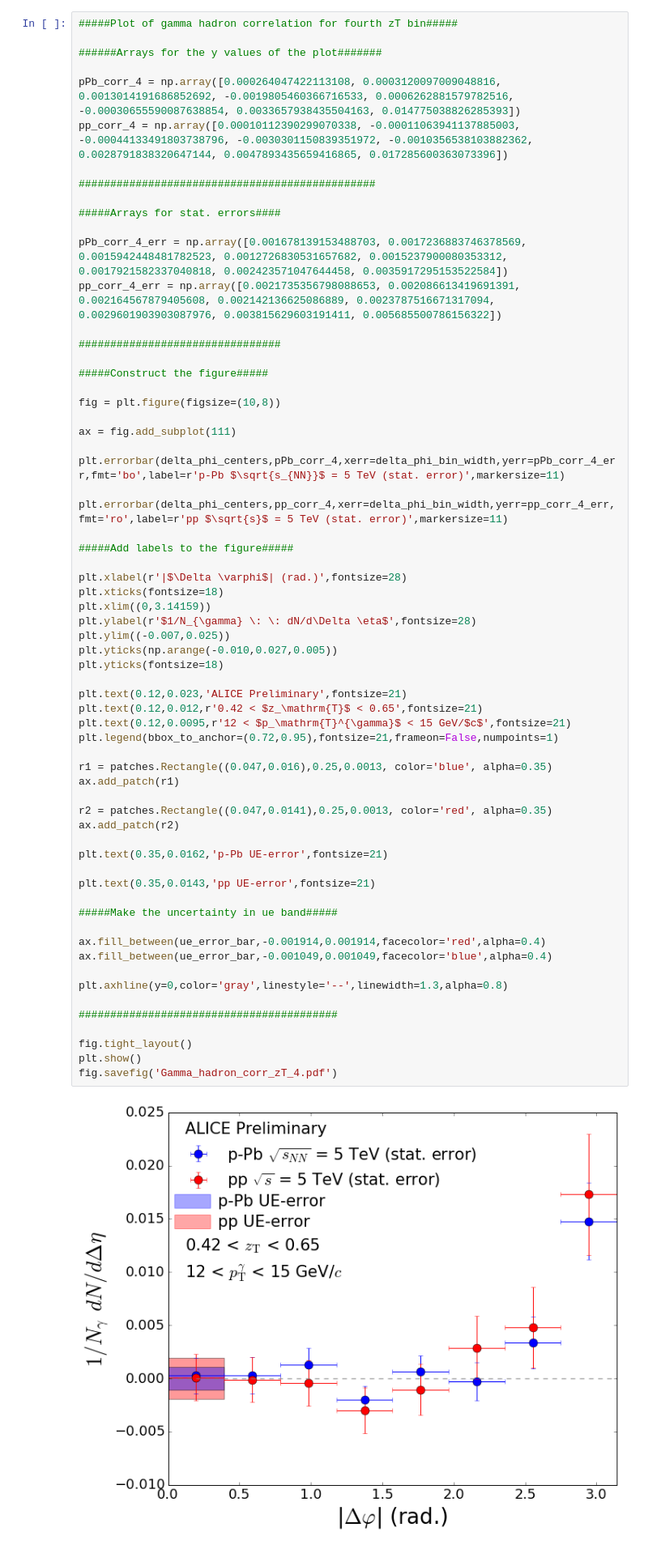
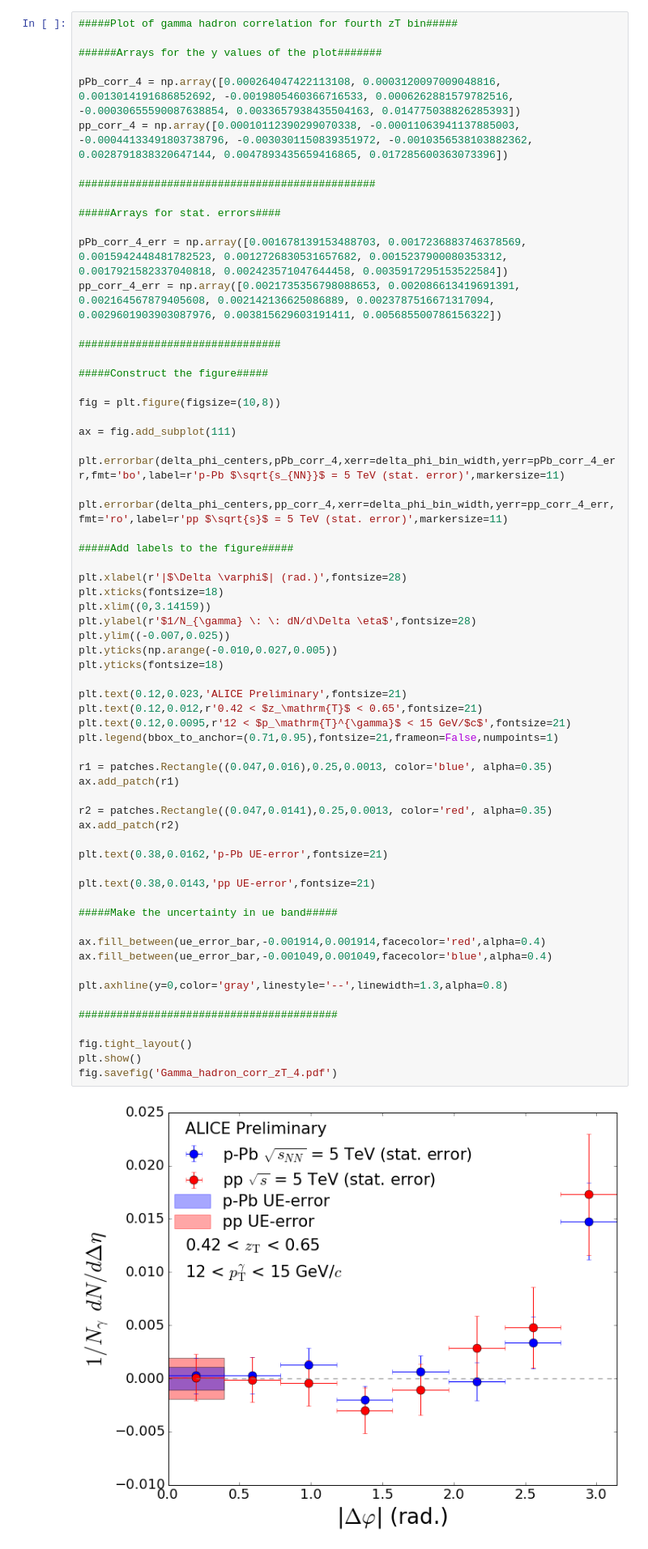
Before and after one commit to josegsoria/Analyses, a Jupyter notebook: Multiple Preliminary Plots.ipynb, the cells around one changed output. Shown at 81% size. Cells and saved outputs as stored; diff of their text form.

```diff
--- a/Multiple Preliminary Plots.ipynb
+++ b/Multiple Preliminary Plots.ipynb
@@ -505,34 +505,34 @@ plt.xlim((0,3.14159))
 plt.ylabel(r'$1/N_{\gamma} \: \: dN/d\Delta \eta$',fontsize=28)
 plt.ylim((-0.007,0.025))
 plt.yticks(np.arange(-0.010,0.027,0.005))
 plt.yticks(fontsize=18)
 
 plt.text(0.12,0.023,'ALICE Preliminary',fontsize=21)
 plt.text(0.12,0.012,r'0.42 < $z_\mathrm{T}$ < 0.65',fontsize=21)
 plt.text(0.12,0.0095,r'12 < $p_\mathrm{T}^{\gamma}$ < 15 GeV/$c$',fontsize=21)
-plt.legend(bbox_to_anchor=(0.72,0.95),fontsize=21,frameon=False,numpoints=1)
+plt.legend(bbox_to_anchor=(0.71,0.95),fontsize=21,frameon=False,numpoints=1)
 
 r1 = patches.Rectangle((0.047,0.016),0.25,0.0013, color='blue', alpha=0.35)
 ax.add_patch(r1)
 
 r2 = patches.Rectangle((0.047,0.0141),0.25,0.0013, color='red', alpha=0.35)
 ax.add_patch(r2)
 
-plt.text(0.35,0.0162,'p-Pb UE-error',fontsize=21)
+plt.text(0.38,0.0162,'p-Pb UE-error',fontsize=21)
 
-plt.text(0.35,0.0143,'pp UE-error',fontsize=21)
+plt.text(0.38,0.0143,'pp UE-error',fontsize=21)
 
 #####Make the uncertainty in ue band#####
 
 ax.fill_between(ue_error_bar,-0.001914,0.001914,facecolor='red',alpha=0.4)
 ax.fill_between(ue_error_bar,-0.001049,0.001049,facecolor='blue',alpha=0.4)
 
 plt.axhline(y=0,color='gray',linestyle='--',linewidth=1.3,alpha=0.8)
 
 #########################################
 
 fig.tight_layout()
 plt.show()
 fig.savefig('Gamma_hadron_corr_zT_4.pdf')
 # %% [output]
-[figure, old version]
+[figure, new version]
```
Also changed, not shown: parts of 1 cell of this notebook.
